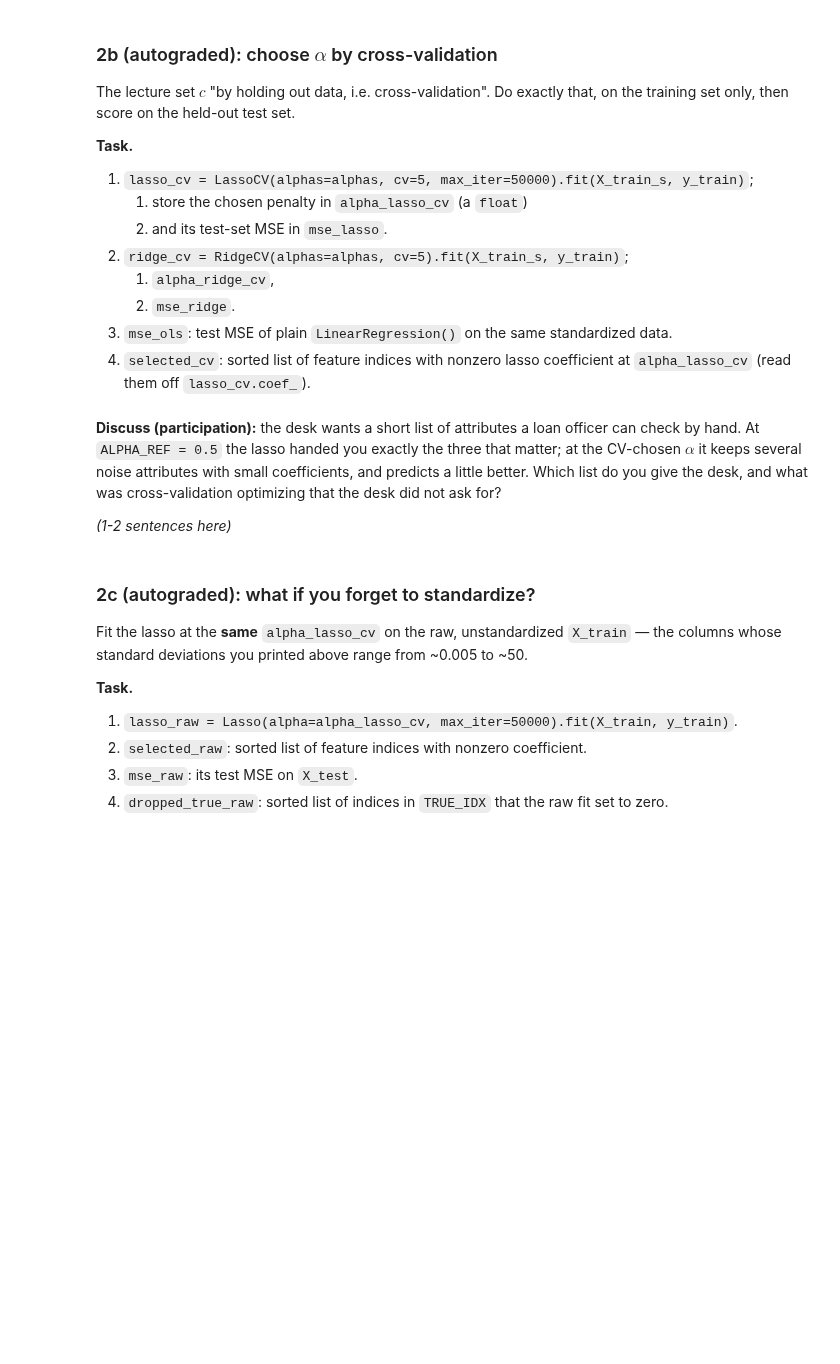
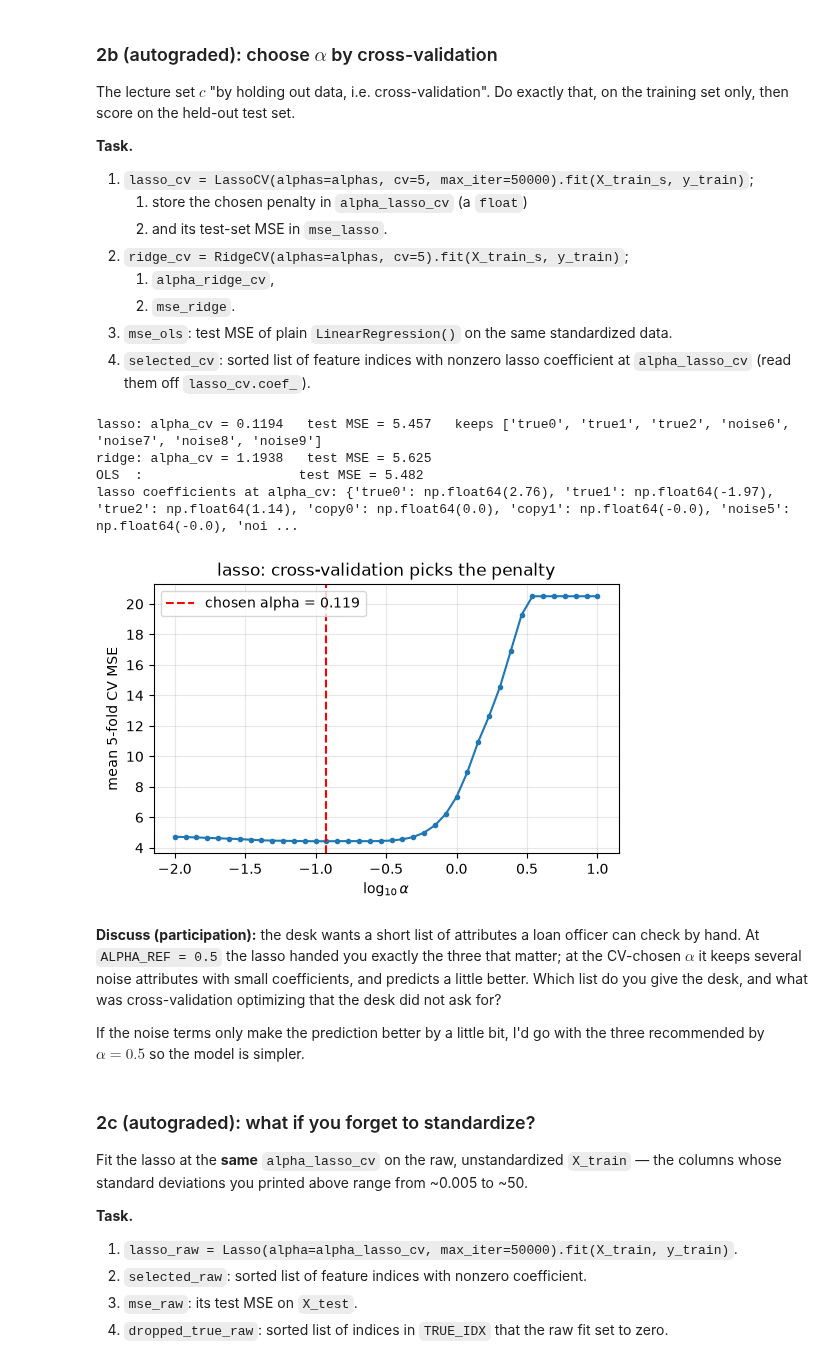
Before and after one commit to Patrio-Marcus/DS701-Materials-FA26, a Jupyter notebook: class_activity_notebooks/11B-InClass-Exercise-Regularization-A1/11B-InClass-Exercise-Regularization-A1.ipynb, the cells around one changed output. Cells and saved outputs as stored; diff of their text form; code cells hidden in the pictures; blank space fills up the shorter version.

```diff
--- a/class_activity_notebooks/11B-InClass-Exercise-Regularization-A1/11B-InClass-Exercise-Regularization-A1.ipynb
+++ b/class_activity_notebooks/11B-InClass-Exercise-Regularization-A1/11B-InClass-Exercise-Regularization-A1.ipynb
@@ -248,10 +283,22 @@ ALPHA_REF = 0.5
 # Uncomment if you want to see the alphas used in the path calculations.
 # print("alphas:", np.round(alphas, 3))
 
-ridge_path = ...
-lasso_path = ...
-n_nonzero_lasso = ...
-selected_at_ref = ...
+ridge_path = np.vstack([
+    Ridge(alpha=alpha).fit(X_train_s, y_train).coef_
+    for alpha in alphas
+])
+
+lasso_path = np.vstack([
+    Lasso(alpha=alpha, max_iter=10000).fit(X_train_s, y_train).coef_
+    for alpha in alphas
+])
+
+n_nonzero_lasso = (np.abs(lasso_path) > 1e-6).sum(axis=1)
+
+selected_at_ref = np.flatnonzero(
+    np.abs(Lasso(alpha=ALPHA_REF, max_iter=10000)
+           .fit(X_train_s, y_train).coef_) > 1e-6
+)
 
 print("lasso: features still nonzero at alpha =", ALPHA_REF, "->", [FEATURES[i] for i in selected_at_ref])
 print("number of nonzero lasso coefficients along the path:", n_nonzero_lasso.tolist())
@@ -294,26 +346,40 @@ training set only, then score on the held-out test set.
 4. `selected_cv`: sorted list of feature indices with nonzero lasso coefficient at `alpha_lasso_cv`
    (read them off `lasso_cv.coef_`).
 # %%
-lasso_cv = ...
-alpha_lasso_cv = ...
-mse_lasso = ...
-ridge_cv = ...
-alpha_ridge_cv = ...
-mse_ridge = ...
-mse_ols = ...
-selected_cv = ...
+lasso_cv = LassoCV(alphas=alphas, cv=5, max_iter=10000).fit(X_train_s, y_train)
+alpha_lasso_cv = lasso_cv.alpha_
+mse_lasso = mean_squared_error(y_test, lasso_cv.predict(X_test_s))
+
+ridge_cv = RidgeCV(
+    alphas=alphas,
+    cv=5,
+    scoring="neg_mean_squared_error"
+).fit(X_train_s, y_train)
+alpha_ridge_cv = ridge_cv.alpha_
+mse_ridge = mean_squared_error(y_test, ridge_cv.predict(X_test_s))
+
+ols_cv = LinearRegression().fit(X_train_s, y_train)
+mse_ols = mean_squared_error(y_test, ols_cv.predict(X_test_s))
+
+selected_cv = np.flatnonzero(np.abs(lasso_cv.coef_) > 1e-6)
 
 print(f"lasso: alpha_cv = {alpha_lasso_cv:.4f}   test MSE = {mse_lasso:.3f}   keeps {[FEATURES[i] for i in selected_cv]}")
 print(f"ridge: alpha_cv = {alpha_ridge_cv:.4f}   test MSE = {mse_ridge:.3f}")
 print(f"OLS  :                    test MSE = {mse_ols:.3f}")
 print("lasso coefficients at alpha_cv:", dict(zip(FEATURES, np.round(lasso_cv.coef_, 2))))
 
 # CV curve: mean held-out MSE per alpha (LassoCV stores it, alphas descending)
 plt.figure(figsize=(6, 3.5))
 plt.plot(np.log10(lasso_cv.alphas_), lasso_cv.mse_path_.mean(axis=1), "o-", ms=3)
 plt.axvline(np.log10(alpha_lasso_cv), color="red", ls="--", label=f"chosen alpha = {alpha_lasso_cv:.3f}")
 plt.xlabel(r"$\log_{10}\alpha$"); plt.ylabel("mean 5-fold CV MSE"); plt.legend(); plt.grid(alpha=0.3)
 plt.title("lasso: cross-validation picks the penalty"); plt.show()
+# %% [output]
+lasso: alpha_cv = 0.1194   test MSE = 5.457   keeps ['true0', 'true1', 'true2', 'noise6', 'noise7', 'noise8', 'noise9']
+ridge: alpha_cv = 1.1938   test MSE = 5.625
+OLS  :                    test MSE = 5.482
+lasso coefficients at alpha_cv: {'true0': np.float64(2.76), 'true1': np.float64(-1.97), 'true2': np.float64(1.14), 'copy0': np.float64(0.0), 'copy1': np.float64(-0.0), 'noise5': np.float64(-0.0), 'noi ...
+[figure, added]
 # %% [markdown]
 **Discuss (participation):** the desk wants a short list of attributes a loan officer can
 check by hand. At `ALPHA_REF = 0.5` the lasso handed you exactly the three that matter; at the
@@ -321,7 +387,7 @@ CV-chosen $\alpha$ it keeps several noise attributes with small coefficients, an
 little better. Which list do you give the desk, and what was cross-validation optimizing that
 the desk did not ask for?
 
-*(1-2 sentences here)*
+If the noise terms only make the prediction better by a little bit, I'd go with the three recommended by $\alpha = 0.5$ so the model is simpler.
 # %%
 grader.check("q4")
 # %% [markdown]
```
Also changed, not shown: parts of 10 cells of this notebook.
